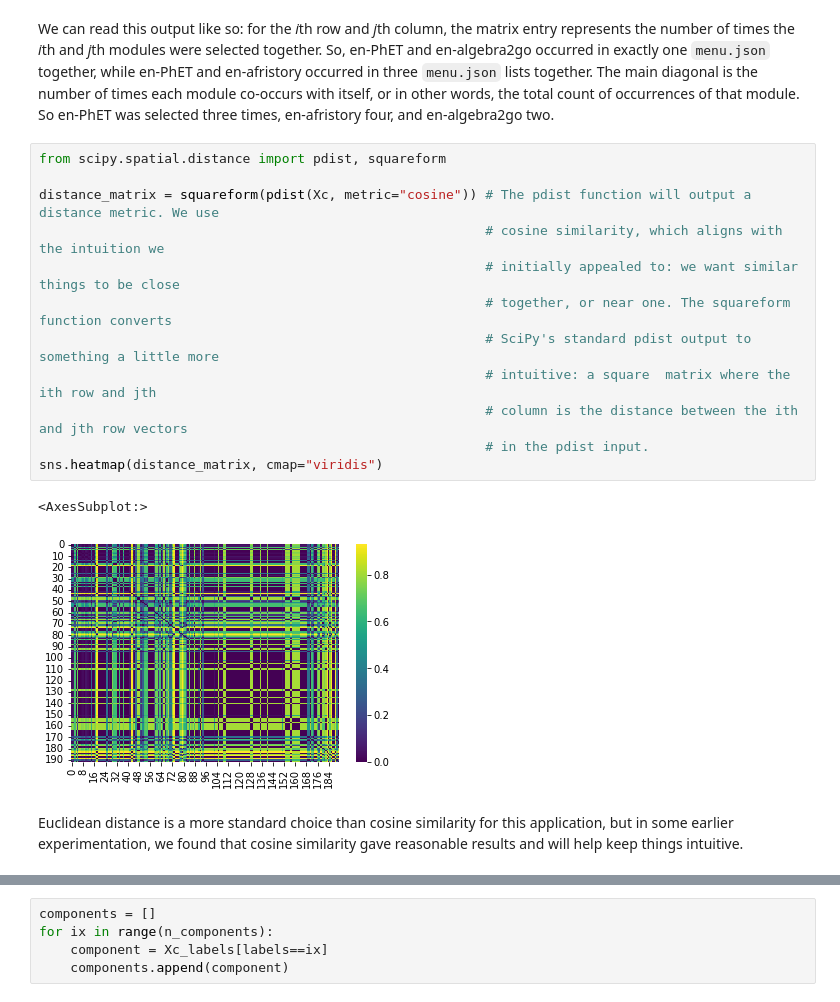
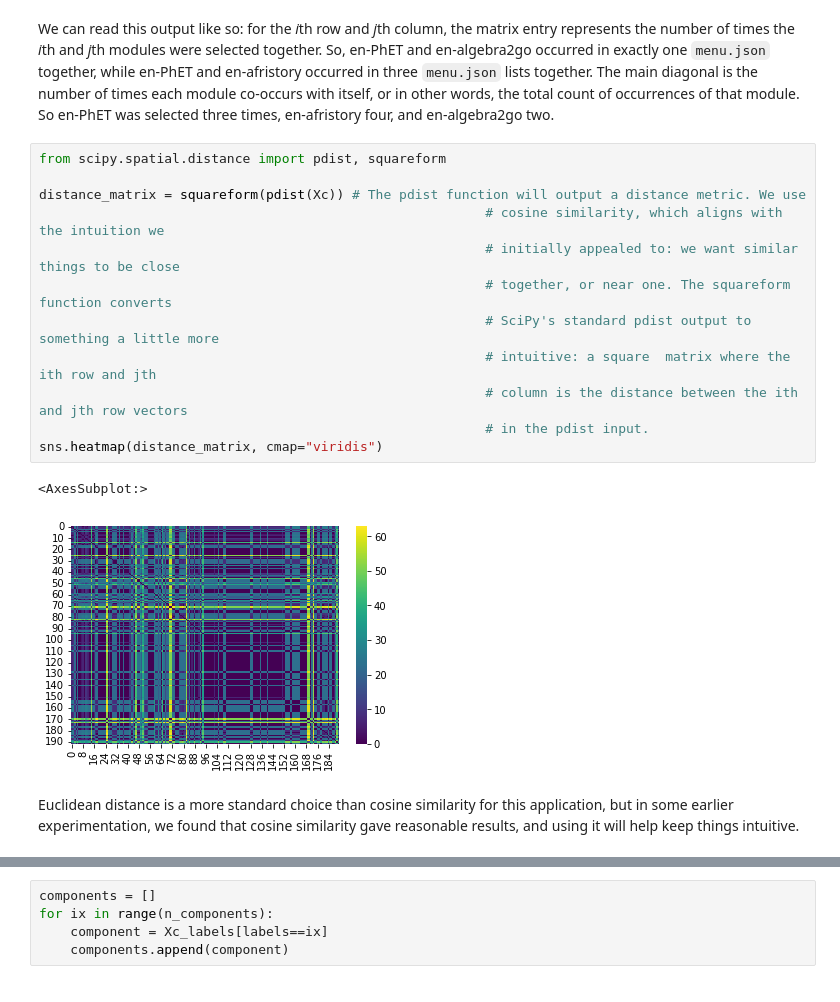
Before and after one commit to cwivagg/iiab_analytics, a Jupyter notebook: notebooks/notebook_early-issues-clustering.ipynb, the cells around one changed output, grey strips where cells are left out. Drawn from its saved outputs; the diff is of its cells as text.

```diff
--- a/notebooks/notebook_early-issues-clustering.ipynb
+++ b/notebooks/notebook_early-issues-clustering.ipynb
@@ -82,17 +82,17 @@ We can read this output like so: for the *i*th row and *j*th column, the matrix
 # %%
 from scipy.spatial.distance import pdist, squareform
 
-distance_matrix = squareform(pdist(Xc, metric="cosine")) # The pdist function will output a distance metric. We use
+distance_matrix = squareform(pdist(Xc)) # The pdist function will output a distance metric. We use
                                                          # cosine similarity, which aligns with the intuition we
                                                          # initially appealed to: we want similar things to be close
                                                          # together, or near one. The squareform function converts
                                                          # SciPy's standard pdist output to something a little more
                                                          # intuitive: a square  matrix where the ith row and jth
                                                          # column is the distance between the ith and jth row vectors
                                                          # in the pdist input.
 sns.heatmap(distance_matrix, cmap="viridis")
 # %% [output]
 <AxesSubplot:>
-[figure, old version]
+[figure, new version]
 # %% [markdown]
-Euclidean distance is a more standard choice than cosine similarity for this application, but in some earlier experimentation, we found that cosine similarity gave reasonable results and will help keep things intuitive.
+Euclidean distance is a more standard choice than cosine similarity for this application, but in some earlier experimentation, we found that cosine similarity gave reasonable results, and using it will help keep things intuitive.
```
Also changed, not shown: parts of 7 cells of this notebook.
